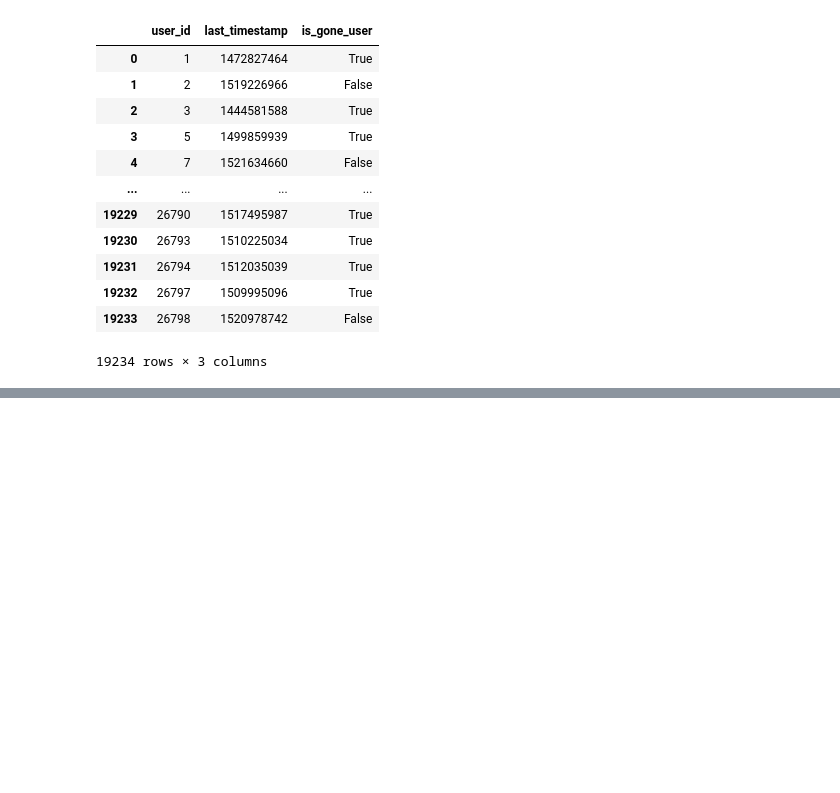
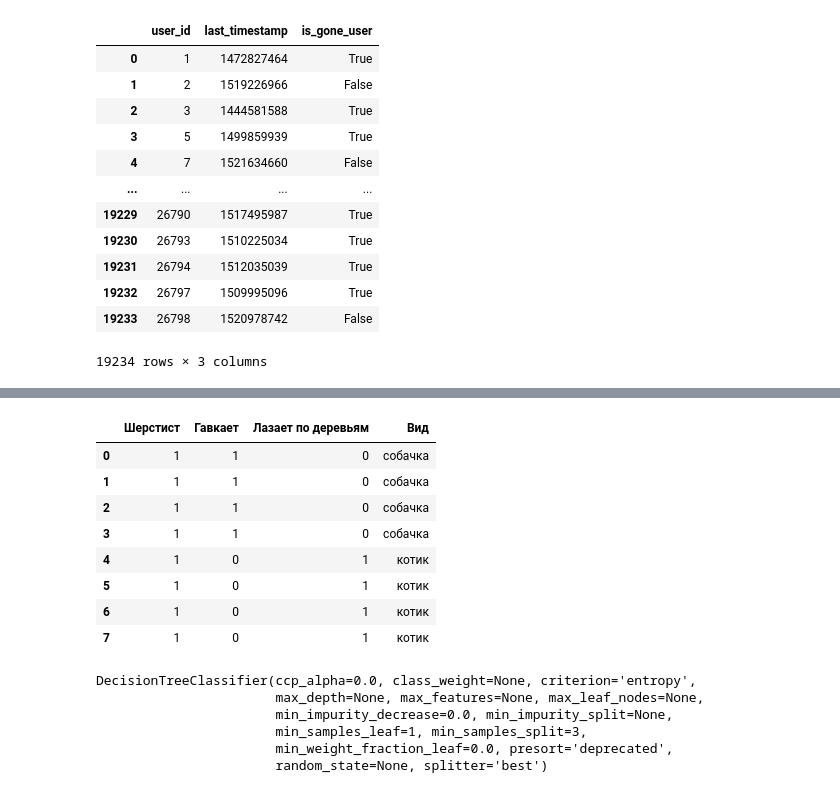
Before and after one commit to straj-granicy/ML-Stepik, a Jupyter notebook: 210118_stepik_Karpov_ML.ipynb, the cells around one changed output, grey strips where cells are left out. Cells and saved outputs as stored; diff of their text form; code cells hidden in the pictures; blank space fills up the shorter version.

```diff
--- a/210118_stepik_Karpov_ML.ipynb
+++ b/210118_stepik_Karpov_ML.ipynb
@@ -2044,0 +2116,14 @@ users_data.drop(['correct_x','wrong_x','correct_y', 'wrong_y'] , axis=1)
+# %%
+df=pd.read_csv('dogs.csv', index_col=0)
+# %%
+df
+# %% [output]
+|  | Шерстист | Гавкает | Лазает по деревьям | Вид |
+| 0 | 1 | 1 | 0 | собачка |
+| 1 | 1 | 1 | 0 | собачка |
+| 2 | 1 | 1 | 0 | собачка |
+| 3 | 1 | 1 | 0 | собачка |
+| 4 | 1 | 0 | 1 | котик |
+| 5 | 1 | 0 | 1 | котик |
+| 6 | 1 | 0 | 1 | котик |
+| 7 | 1 | 0 | 1 | котик |
@@ -2044,0 +2136,9 @@ users_data.drop(['correct_x','wrong_x','correct_y', 'wrong_y'] , axis=1)
+# %%
+clf.fit(X,y)
+# %% [output]
+DecisionTreeClassifier(ccp_alpha=0.0, class_weight=None, criterion='entropy',
+                       max_depth=None, max_features=None, max_leaf_nodes=None,
+                       min_impurity_decrease=0.0, min_impurity_split=None,
+                       min_samples_leaf=1, min_samples_split=3,
+                       min_weight_fraction_leaf=0.0, presort='deprecated',
+                       random_state=None, splitter='best')
```
Also changed, not shown: parts of 29 cells of this notebook.
